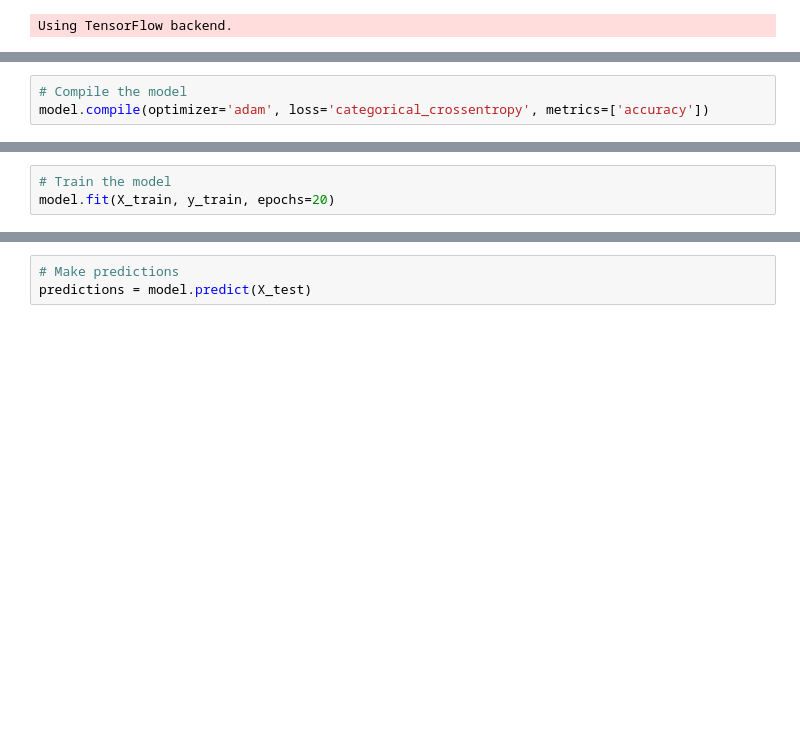
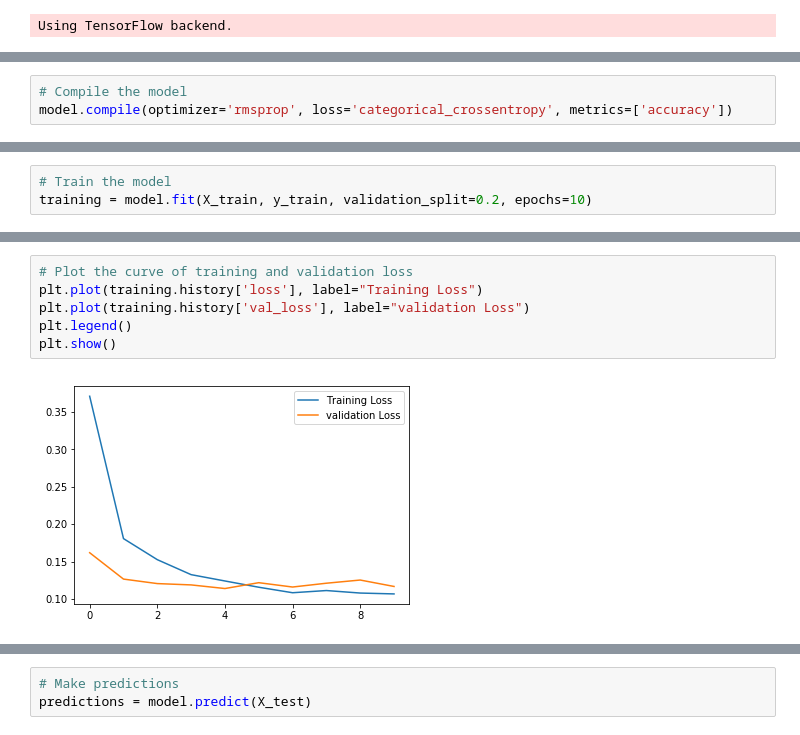
Before and after one commit to prashant-bande/TF-Classification-MNIST-CIFAR10, a Jupyter notebook: TF_MNIST_Digit_Classification.ipynb, the cells around one changed output, grey strips where cells are left out. Saved outputs shown, nothing was run; the diff lists cells and outputs as text; blank space fills up the shorter version.

```diff
--- a/TF_MNIST_Digit_Classification.ipynb
+++ b/TF_MNIST_Digit_Classification.ipynb
@@ -116,5 +116,5 @@ Non-trainable params: 0
 _________________________________________________________________
 # %%
 # Compile the model
-model.compile(optimizer='adam', loss='categorical_crossentropy', metrics=['accuracy'])
+model.compile(optimizer='rmsprop', loss='categorical_crossentropy', metrics=['accuracy'])
 # %% [output]
@@ -124,4 +124,4 @@ W0627 05:40:10.196756 140193494476672 deprecation_wrapper.py:119] From /usr/loca
 # %%
 # Train the model
-model.fit(X_train, y_train, epochs=20)
+training = model.fit(X_train, y_train, validation_split=0.2, epochs=10)
 # %% [output]
@@ -149,3 +148,11 @@ Epoch 20/20
+# %%
+# Plot the curve of training and validation loss
+plt.plot(training.history['loss'], label="Training Loss")
+plt.plot(training.history['val_loss'], label="validation Loss")
+plt.legend()
+plt.show()
+# %% [output]
+[figure, added]
 # %%
 # Evaluate accuracy
 test_loss, test_acc = model.evaluate(X_test, y_test)
```
Also changed, not shown: parts of 6 cells of this notebook.
